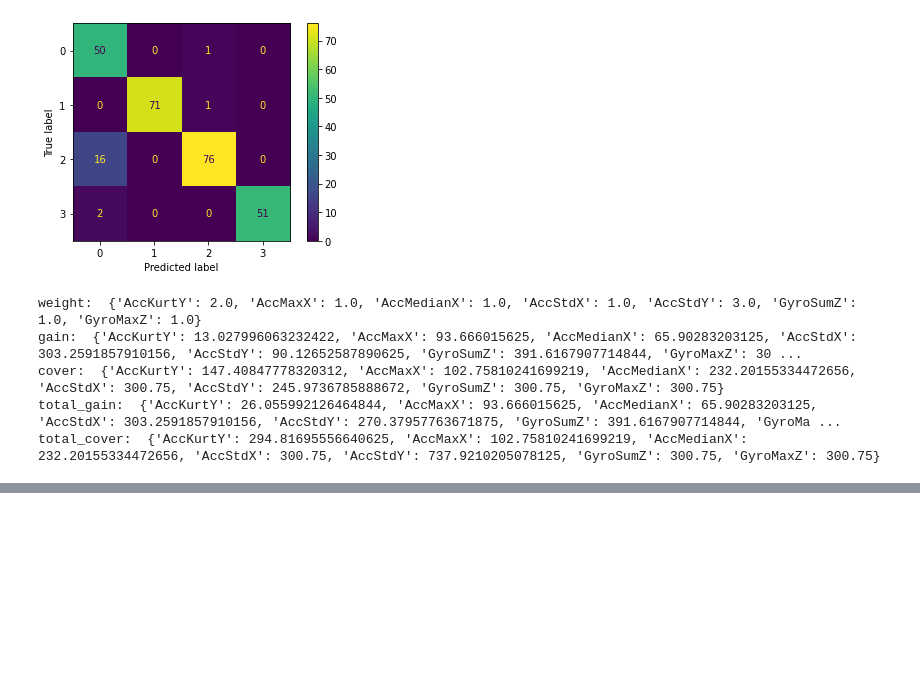
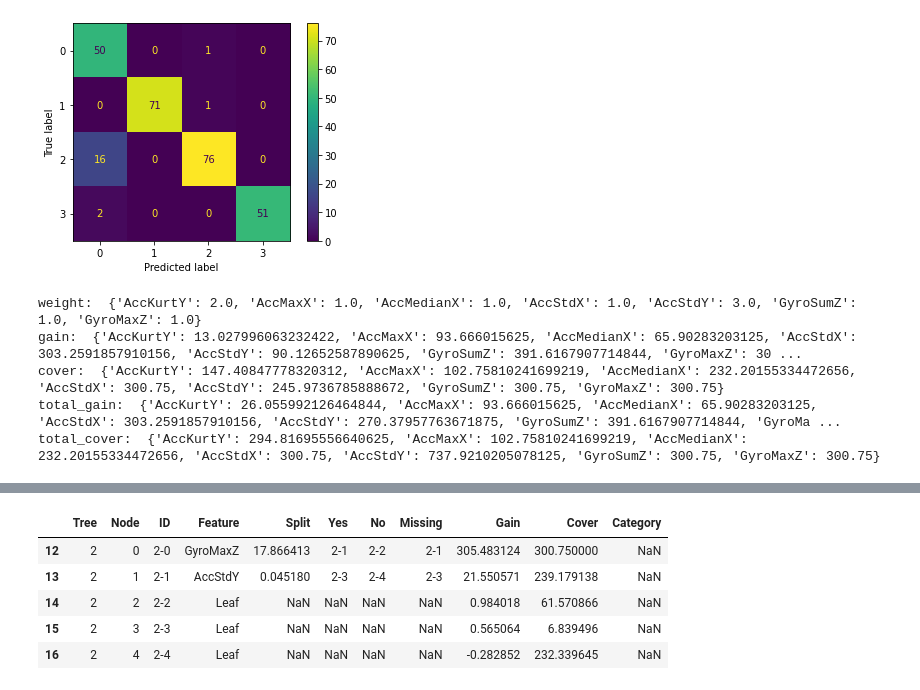
Before and after one commit to monikachudyba/MachineLearningProjects, a Jupyter notebook: Driving Behavior Dataset.ipynb, the cells around one changed output, grey strips where cells are left out. Cells and saved outputs as stored; diff of their text form; code cells hidden in the pictures; blank space fills up the shorter version.

```diff
--- a/Driving Behavior Dataset.ipynb
+++ b/Driving Behavior Dataset.ipynb
@@ -966,0 +992,9 @@ xgb.to_graphviz(clf_xgb, num_trees = 0, size = "10, 10",
+# %%
+bst.trees_to_dataframe().query("Tree == 2")
+# %% [output]
+|  | Tree | Node | ID | Feature | Split | Yes | No | Missing | Gain | Cover | Category |
+| 12 | 2 | 0 | 2-0 | GyroMaxZ | 17.866413 | 2-1 | 2-2 | 2-1 | 305.483124 | 300.750000 | NaN |
+| 13 | 2 | 1 | 2-1 | AccStdY | 0.045180 | 2-3 | 2-4 | 2-3 | 21.550571 | 239.179138 | NaN |
+| 14 | 2 | 2 | 2-2 | Leaf | NaN | NaN | NaN | NaN | 0.984018 | 61.570866 | NaN |
+| 15 | 2 | 3 | 2-3 | Leaf | NaN | NaN | NaN | NaN | 0.565064 | 6.839496 | NaN |
+| 16 | 2 | 4 | 2-4 | Leaf | NaN | NaN | NaN | NaN | -0.282852 | 232.339645 | NaN |
```
Also changed, not shown: parts of 30 cells of this notebook.
